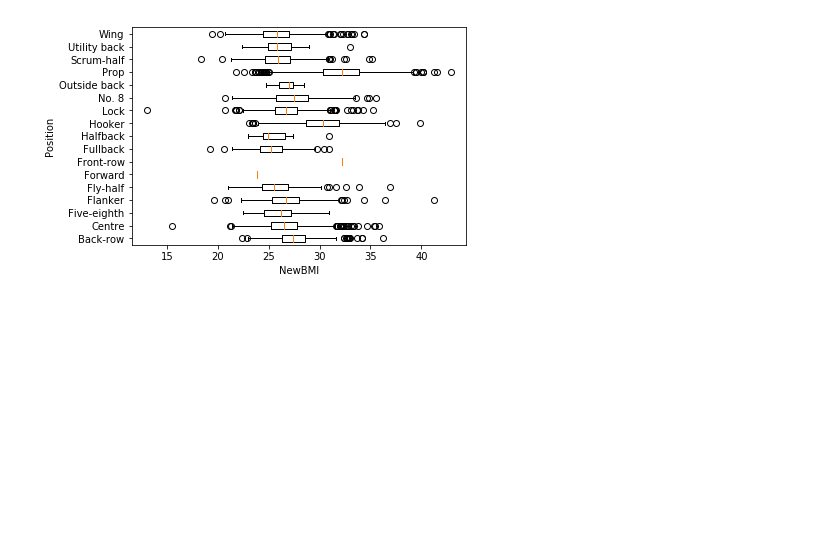
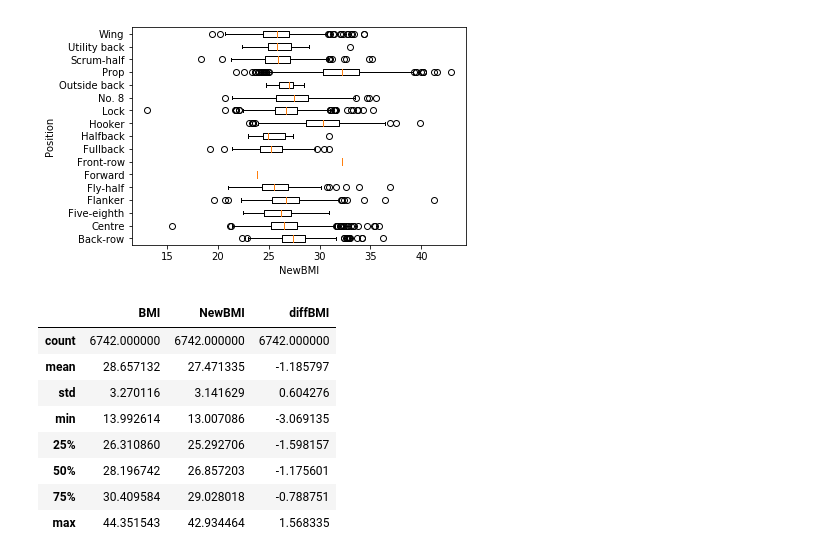
Before and after one commit to rimever/RugbyAnalyze, a Jupyter notebook: bmi_group_by_position.ipynb, the cells around one changed output. Drawn from its saved outputs; the diff is of its cells as text; code cells hidden in the pictures; blank space fills up the shorter version.

```diff
--- a/bmi_group_by_position.ipynb
+++ b/bmi_group_by_position.ipynb
@@ -215,3 +215,16 @@ plt.ylabel('Position')
 plt.show()
 # %% [output]
 [figure]
+# %%
+bmi_data = new_data[['BMI','NewBMI','diffBMI']]
+bmi_data.describe()
+# %% [output]
+|  | BMI | NewBMI | diffBMI |
+| count | 6742.000000 | 6742.000000 | 6742.000000 |
+| mean | 28.657132 | 27.471335 | -1.185797 |
+| std | 3.270116 | 3.141629 | 0.604276 |
+| min | 13.992614 | 13.007086 | -3.069135 |
+| 25% | 26.310860 | 25.292706 | -1.598157 |
+| 50% | 28.196742 | 26.857203 | -1.175601 |
+| 75% | 30.409584 | 29.028018 | -0.788751 |
+| max | 44.351543 | 42.934464 | 1.568335 |
```
Also changed, not shown: 1 other file.
